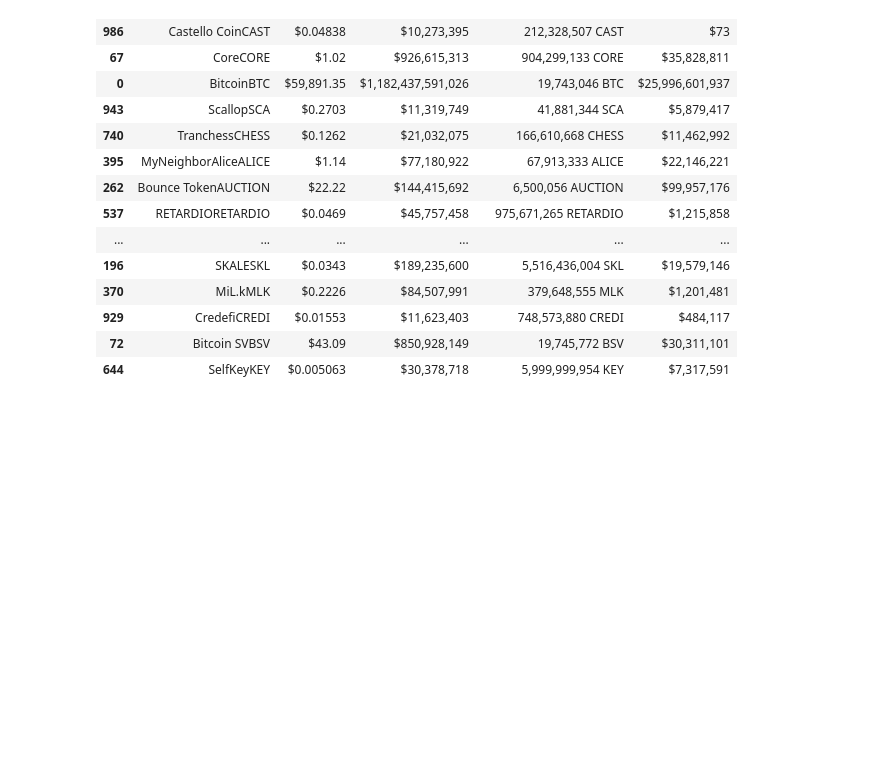
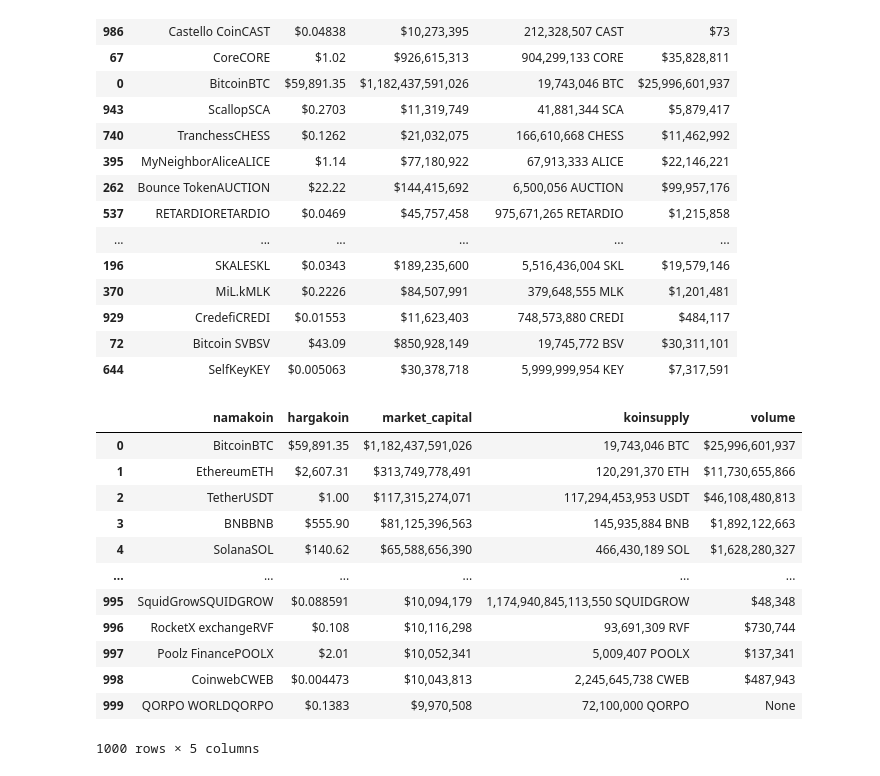
Before and after one commit to asanmaulana/kumpulan_ngc, a Jupyter notebook: ngc9.ipynb, the cells around one changed output. Saved outputs shown, nothing was run; the diff lists cells and outputs as text; code cells hidden in the pictures; blank space fills up the shorter version.

```diff
--- a/ngc9.ipynb
+++ b/ngc9.ipynb
@@ -708,3 +708,19 @@ framereal.sample(30)
 | 929 | CredefiCREDI | $0.01553 | $11,623,403 | 748,573,880 CREDI | $484,117 |
 | 72 | Bitcoin SVBSV | $43.09 | $850,928,149 | 19,745,772 BSV | $30,311,101 |
 | 644 | SelfKeyKEY | $0.005063 | $30,378,718 | 5,999,999,954 KEY | $7,317,591 |
+# %%
+framereal
+# %% [output]
+|  | namakoin | hargakoin | market_capital | koinsupply | volume |
+| 0 | BitcoinBTC | $59,891.35 | $1,182,437,591,026 | 19,743,046 BTC | $25,996,601,937 |
+| 1 | EthereumETH | $2,607.31 | $313,749,778,491 | 120,291,370 ETH | $11,730,655,866 |
+| 2 | TetherUSDT | $1.00 | $117,315,274,071 | 117,294,453,953 USDT | $46,108,480,813 |
+| 3 | BNBBNB | $555.90 | $81,125,396,563 | 145,935,884 BNB | $1,892,122,663 |
+| 4 | SolanaSOL | $140.62 | $65,588,656,390 | 466,430,189 SOL | $1,628,280,327 |
+| ... | ... | ... | ... | ... | ... |
+| 995 | SquidGrowSQUIDGROW | $0.088591 | $10,094,179 | 1,174,940,845,113,550 SQUIDGROW | $48,348 |
+| 996 | RocketX exchangeRVF | $0.108 | $10,116,298 | 93,691,309 RVF | $730,744 |
+| 997 | Poolz FinancePOOLX | $2.01 | $10,052,341 | 5,009,407 POOLX | $137,341 |
+| 998 | CoinwebCWEB | $0.004473 | $10,043,813 | 2,245,645,738 CWEB | $487,943 |
+| 999 | QORPO WORLDQORPO | $0.1383 | $9,970,508 | 72,100,000 QORPO | None |
+1000 rows × 5 columns
```
